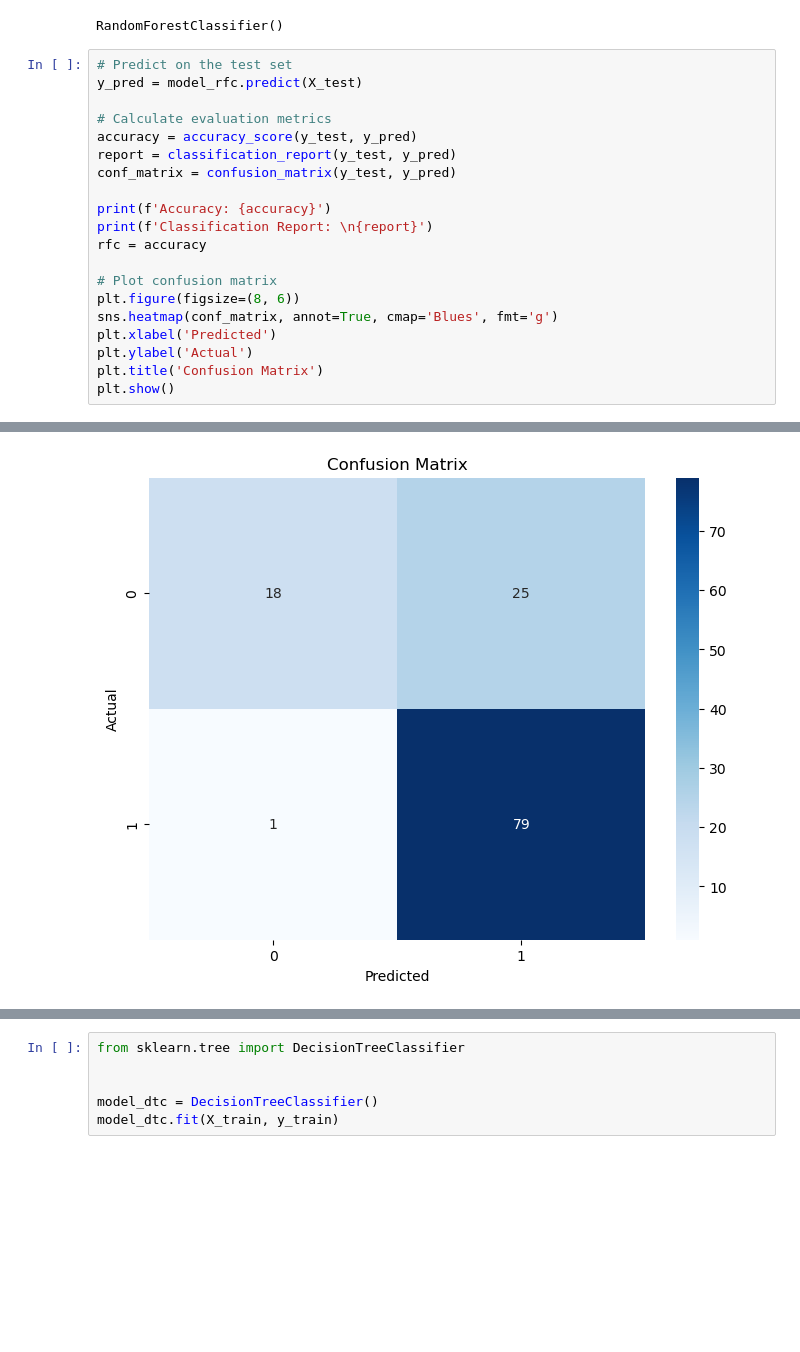
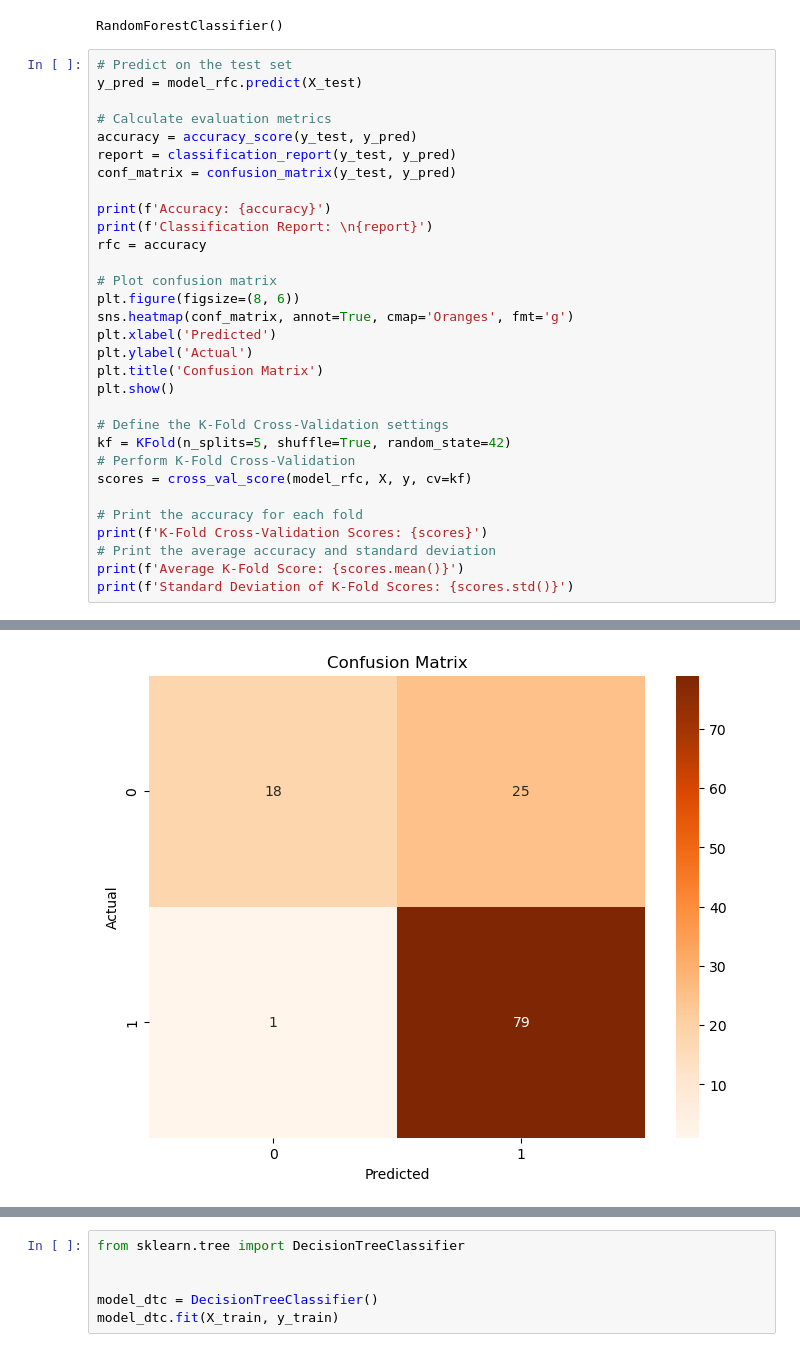
Before and after one commit to rodriguezrj/PredictingLoanDefault, a Jupyter notebook: PredictingLoanDefault.ipynb, the cells around one changed output, grey strips where cells are left out. Drawn from its saved outputs; the diff is of its cells as text; blank space fills up the shorter version.

```diff
--- a/PredictingLoanDefault.ipynb
+++ b/PredictingLoanDefault.ipynb
@@ -269,32 +286,43 @@ RandomForestClassifier()
 # %%
 # Predict on the test set
 y_pred = model_rfc.predict(X_test)
 
 # Calculate evaluation metrics
 accuracy = accuracy_score(y_test, y_pred)
 report = classification_report(y_test, y_pred)
 conf_matrix = confusion_matrix(y_test, y_pred)
 
 print(f'Accuracy: {accuracy}')
 print(f'Classification Report: \n{report}')
 rfc = accuracy
 
 # Plot confusion matrix
 plt.figure(figsize=(8, 6))
-sns.heatmap(conf_matrix, annot=True, cmap='Blues', fmt='g')
+sns.heatmap(conf_matrix, annot=True, cmap='Oranges', fmt='g')
 plt.xlabel('Predicted')
 plt.ylabel('Actual')
 plt.title('Confusion Matrix')
 plt.show()
+
+# Define the K-Fold Cross-Validation settings
+kf = KFold(n_splits=5, shuffle=True, random_state=42)
+# Perform K-Fold Cross-Validation
+scores = cross_val_score(model_rfc, X, y, cv=kf)
+
+# Print the accuracy for each fold
+print(f'K-Fold Cross-Validation Scores: {scores}')
+# Print the average accuracy and standard deviation
+print(f'Average K-Fold Score: {scores.mean()}')
+print(f'Standard Deviation of K-Fold Scores: {scores.std()}')
 # %% [output]
 Accuracy: 0.7886178861788617
 Classification Report:
               precision    recall  f1-score   support
 
        False       0.95      0.42      0.58        43
         True       0.76      0.99      0.86        80
 
     accuracy                           0.79       123
    macro avg       0.85      0.70      0.72       123
 weighted avg       0.83      0.79      0.76       123
-[figure, old version]
+[figure, new version]
```
Also changed, not shown: parts of 11 cells of this notebook.
